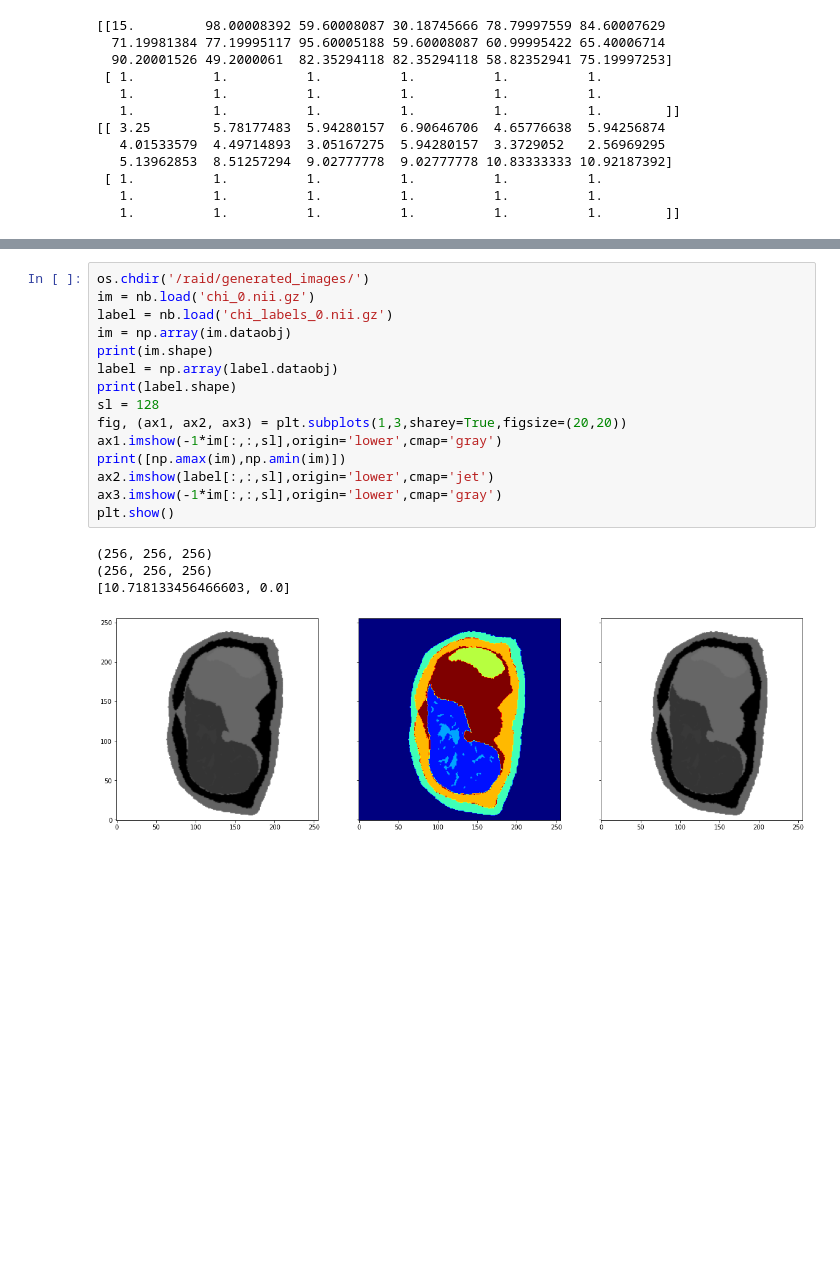
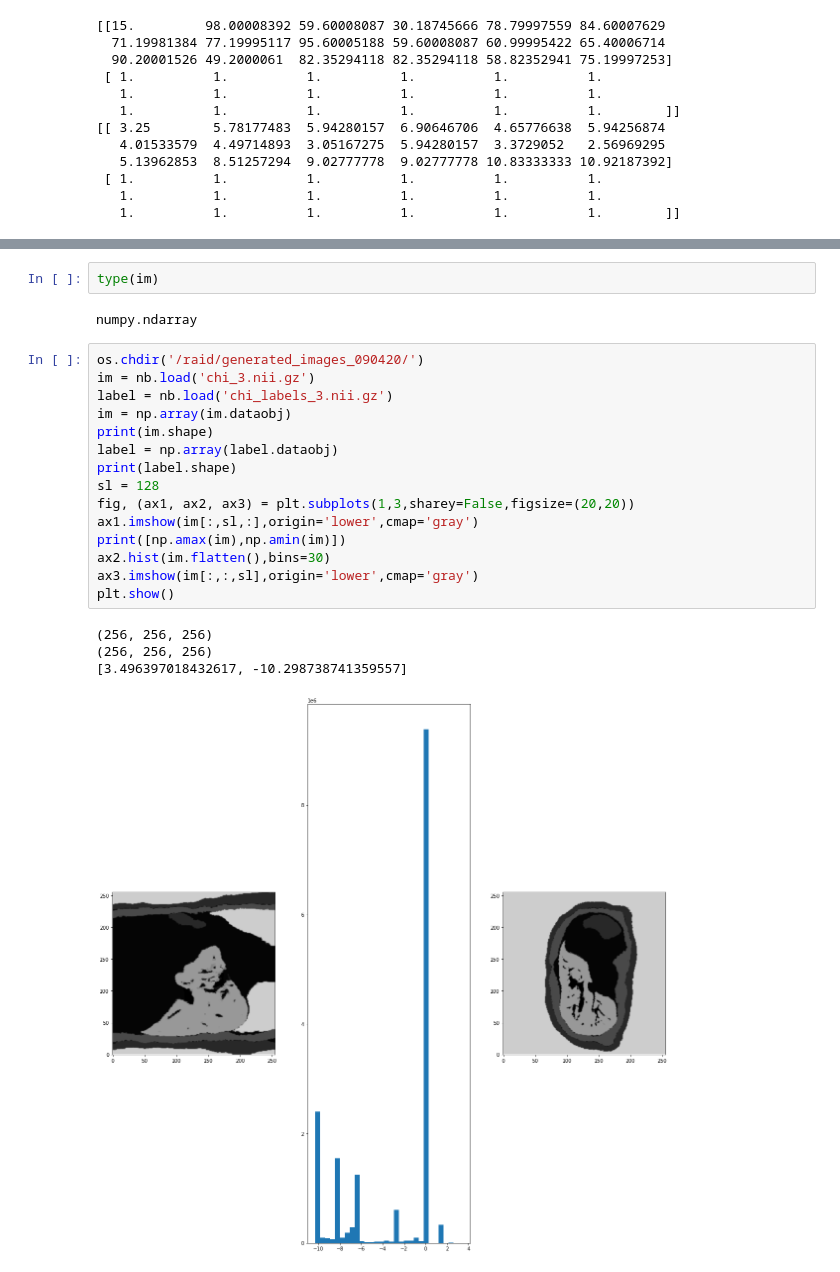
Before and after one commit to cjbueloMP/lab2im, a Jupyter notebook: liver_example.ipynb, the cells around one changed output, grey strips where cells are left out. Saved outputs shown, nothing was run; the diff lists cells and outputs as text; blank space fills up the shorter version.

```diff
--- a/liver_example.ipynb
+++ b/liver_example.ipynb
@@ -219,23 +220,27 @@ for n in range(n_examples):
 # %% [output]
 Compiling list of unique labels
 processing 1/1
+# %%
+type(im)
+# %% [output]
+numpy.ndarray
 # %%
-os.chdir('/raid/generated_images/')
-im = nb.load('chi_0.nii.gz')
-label = nb.load('chi_labels_0.nii.gz')
+os.chdir('/raid/generated_images_090420/')
+im = nb.load('chi_3.nii.gz')
+label = nb.load('chi_labels_3.nii.gz')
 im = np.array(im.dataobj)
 print(im.shape)
 label = np.array(label.dataobj)
 print(label.shape)
 sl = 128
-fig, (ax1, ax2, ax3) = plt.subplots(1,3,sharey=True,figsize=(20,20))
-ax1.imshow(-1*im[:,:,sl],origin='lower',cmap='gray')
+fig, (ax1, ax2, ax3) = plt.subplots(1,3,sharey=False,figsize=(20,20))
+ax1.imshow(im[:,sl,:],origin='lower',cmap='gray')
 print([np.amax(im),np.amin(im)])
-ax2.imshow(label[:,:,sl],origin='lower',cmap='jet')
-ax3.imshow(-1*im[:,:,sl],origin='lower',cmap='gray')
+ax2.hist(im.flatten(),bins=30)
+ax3.imshow(im[:,:,sl],origin='lower',cmap='gray')
 plt.show()
 # %% [output]
 (256, 256, 256)
 (256, 256, 256)
-[10.718133456466603, 0.0]
+[3.496397018432617, -10.298738741359557]
-[figure, old version]
+[figure, new version]
```
Also changed, not shown: parts of 2 cells of this notebook, 3 other files.
